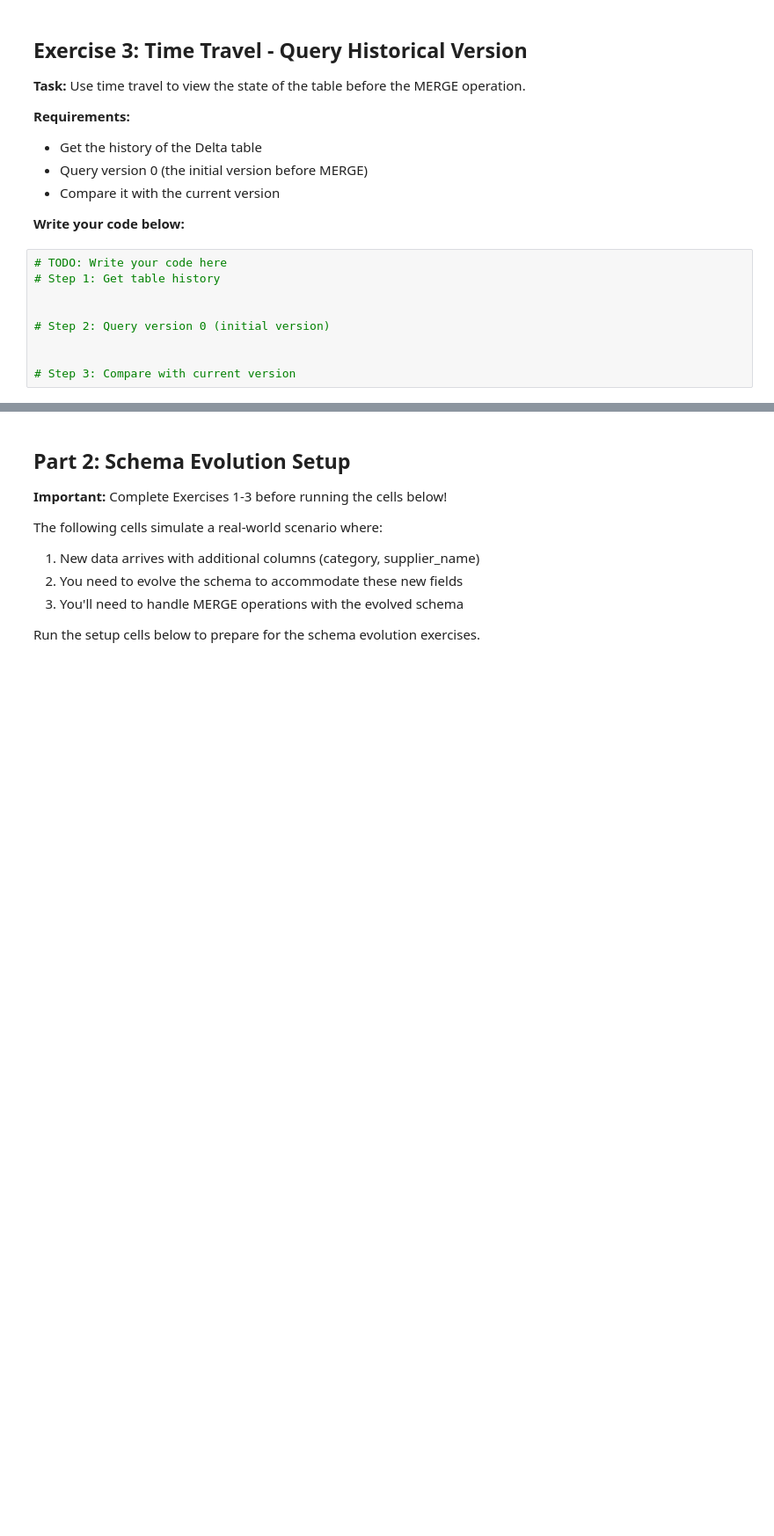
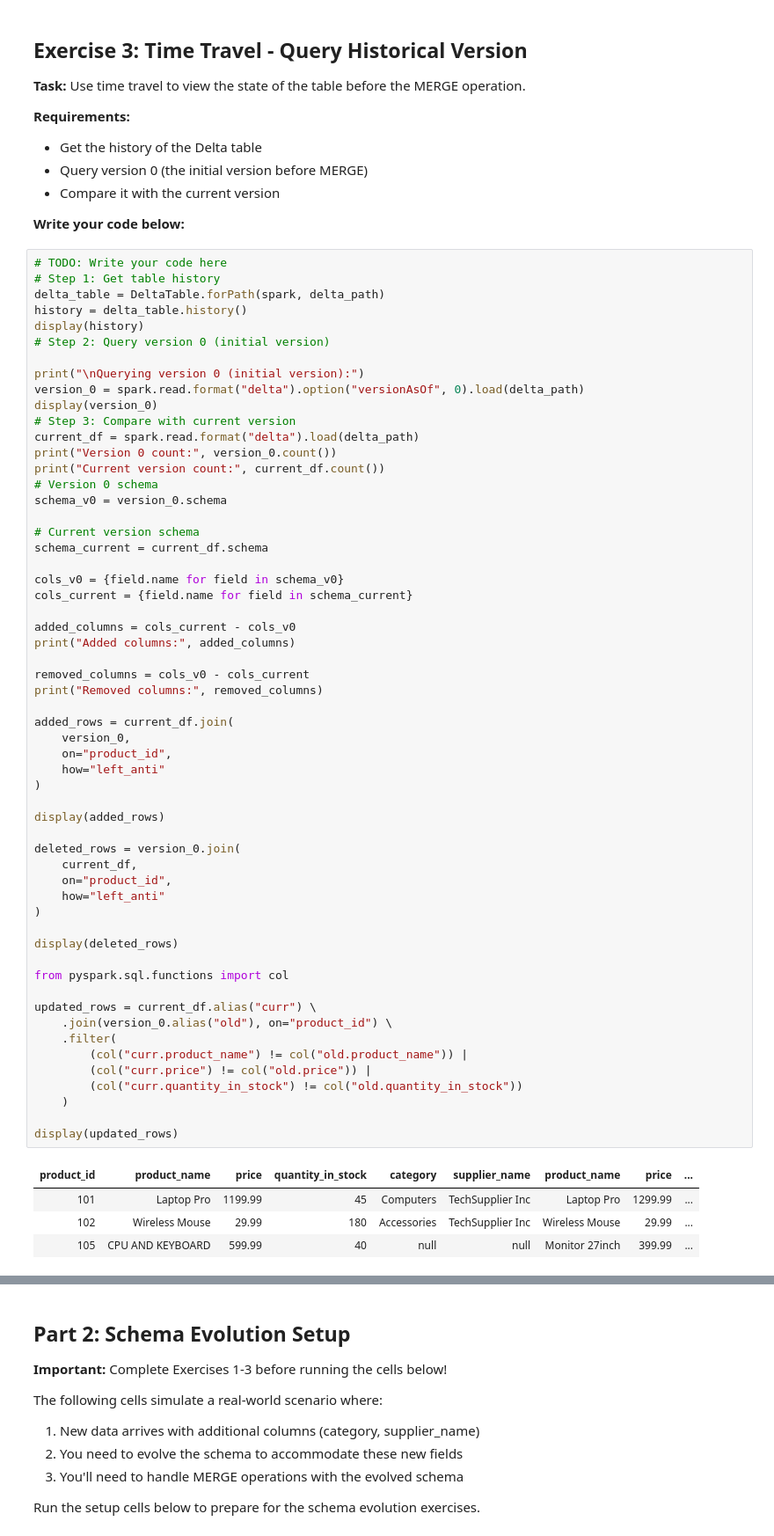
Before and after one commit to Brijesh-Gupta-prog/Data_Engineering_Notes, a Jupyter notebook: 13 Databricks/practice/04_exercise_delta_operations (1).ipynb, the cells around one changed output, grey strips where cells are left out. Shown at 88% size. Drawn from its saved outputs; the diff is of its cells as text; blank space fills up the shorter version.

Commit message:
04_exercise_delta_operations Completed

```diff
--- a/13 Databricks/practice/04_exercise_delta_operations.ipynb
+++ b/13 Databricks/practice/04_exercise_delta_operations (1).ipynb
@@ -150,15 +235,68 @@ except Exception as e:
 - Compare it with the current version
 
 **Write your code below:**
-# %%
-# TODO: Write your code here
-# Step 1: Get table history
-
-
-# Step 2: Query version 0 (initial version)
-
-
-# Step 3: Compare with current version
+# %%
+# TODO: Write your code here
+# Step 1: Get table history
+delta_table = DeltaTable.forPath(spark, delta_path)
+history = delta_table.history()
+display(history)
+# Step 2: Query version 0 (initial version)
+
+print("\nQuerying version 0 (initial version):")
+version_0 = spark.read.format("delta").option("versionAsOf", 0).load(delta_path)
+display(version_0)
+# Step 3: Compare with current version
+current_df = spark.read.format("delta").load(delta_path)
+print("Version 0 count:", version_0.count())
+print("Current version count:", current_df.count())
+# Version 0 schema
+schema_v0 = version_0.schema
+
+# Current version schema
+schema_current = current_df.schema
+
+cols_v0 = {field.name for field in schema_v0}
+cols_current = {field.name for field in schema_current}
+
+added_columns = cols_current - cols_v0
+print("Added columns:", added_columns)
+
+removed_columns = cols_v0 - cols_current
+print("Removed columns:", removed_columns)
+
+added_rows = current_df.join(
+    version_0,
+    on="product_id",
+    how="left_anti"
+)
+
+display(added_rows)
+
+deleted_rows = version_0.join(
+    current_df,
+    on="product_id",
+    how="left_anti"
+)
+
+display(deleted_rows)
+
+from pyspark.sql.functions import col
+
+updated_rows = current_df.alias("curr") \
+    .join(version_0.alias("old"), on="product_id") \
+    .filter(
+        (col("curr.product_name") != col("old.product_name")) |
+        (col("curr.price") != col("old.price")) |
+        (col("curr.quantity_in_stock") != col("old.quantity_in_stock"))
+    )
+
+display(updated_rows)
+# %% [output]
+| product_id | product_name | price | quantity_in_stock | category | supplier_name | product_name | price | ... |
+| 101 | Laptop Pro | 1199.99 | 45 | Computers | TechSupplier Inc | Laptop Pro | 1299.99 | ... |
+| 102 | Wireless Mouse | 29.99 | 180 | Accessories | TechSupplier Inc | Wireless Mouse | 29.99 | ... |
+| 105 | CPU AND KEYBOARD | 599.99 | 40 | null | null | Monitor 27inch | 399.99 | ... |
 # %%
 # Verification cell - Run this after completing Exercise 3
 try:
```
Also changed, not shown: parts of 14 cells of this notebook.
